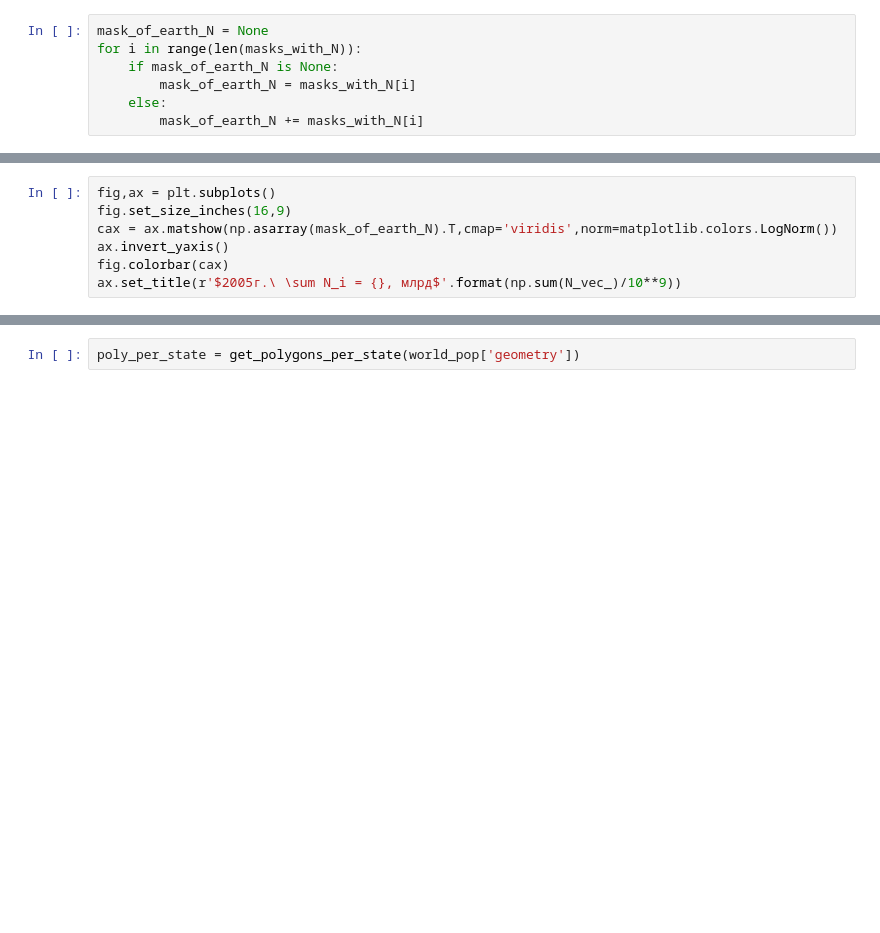
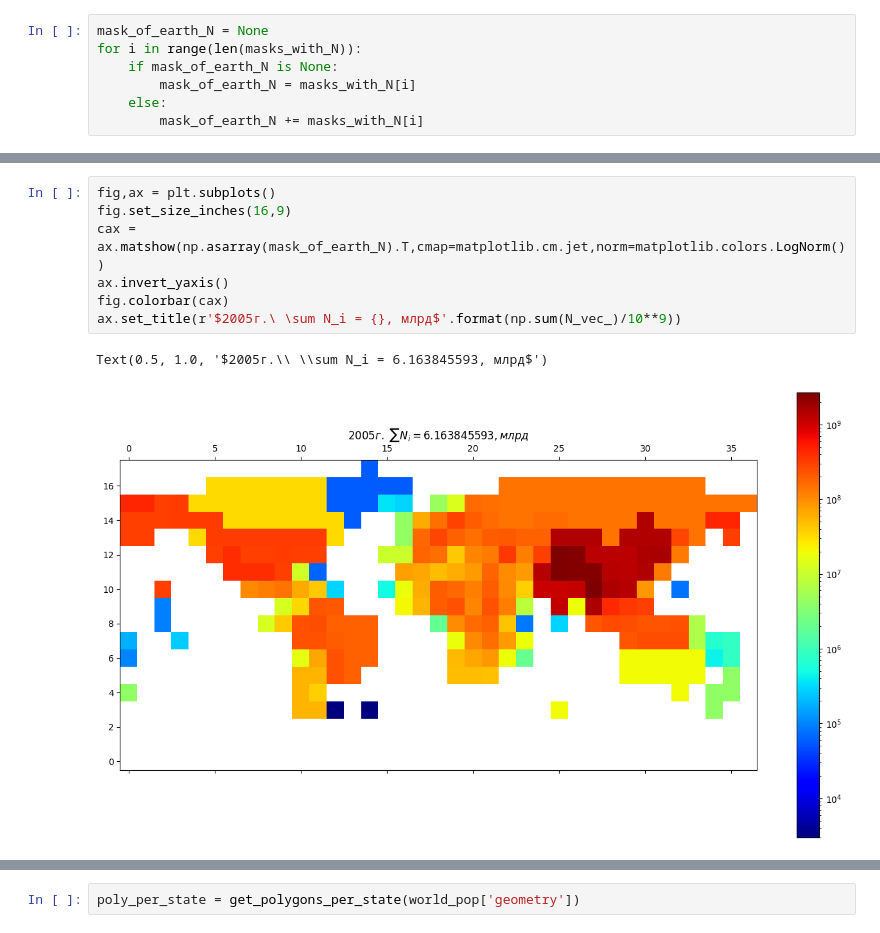
Before and after one commit to RepnikovPavel/GlobalDynamics, a Jupyter notebook: code.ipynb, the cells around one changed output, grey strips where cells are left out. Cells and saved outputs as stored; diff of their text form; blank space fills up the shorter version.

```diff
--- a/code.ipynb
+++ b/code.ipynb
@@ -88,10 +91,13 @@ ax.set_title('water')
 # %%
 fig,ax = plt.subplots()
 fig.set_size_inches(16,9)
-cax = ax.matshow(np.asarray(mask_of_earth_N).T,cmap='viridis',norm=matplotlib.colors.LogNorm())
+cax = ax.matshow(np.asarray(mask_of_earth_N).T,cmap=matplotlib.cm.jet,norm=matplotlib.colors.LogNorm())
 ax.invert_yaxis()
 fig.colorbar(cax)
 ax.set_title(r'$2005г.\ \sum N_i = {}, млрд$'.format(np.sum(N_vec_)/10**9))
+# %% [output]
+Text(0.5, 1.0, '$2005г.\\ \\sum N_i = 6.163845593, млрд$')
+[figure, added]
 # %%
 fig,ax = plt.subplots()
 fig.set_size_inches(16,9)
```
Also changed, not shown: parts of 18 cells of this notebook, 6 other files.
